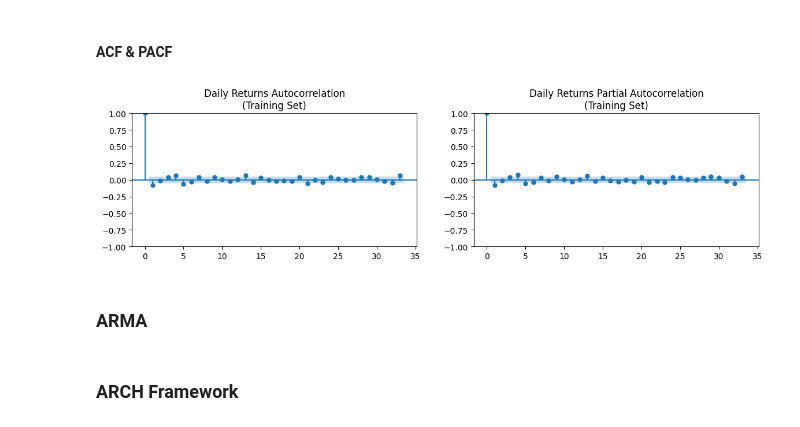
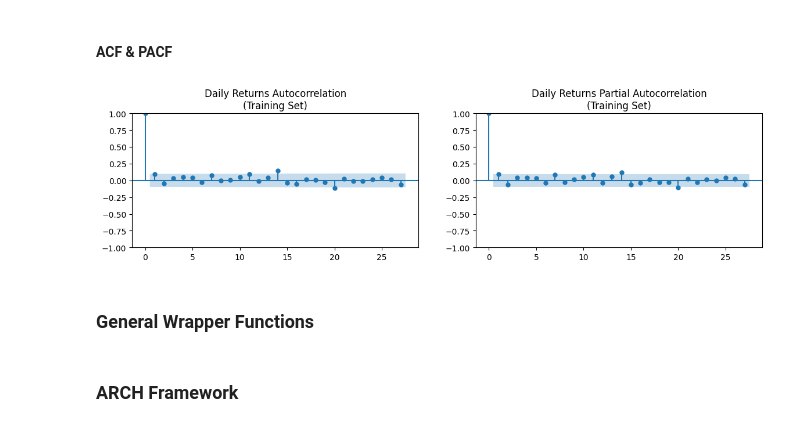
Before and after one commit to kiwi-lemongrass/DSE4101_Individual-Project, a Jupyter notebook: src/GARCH.ipynb, the cells around one changed output. Saved outputs shown, nothing was run; the diff lists cells and outputs as text; code cells hidden in the pictures.

```diff
--- a/src/GARCH.ipynb
+++ b/src/GARCH.ipynb
@@ -18,10 +19,0 @@ df.head(2)
-# %%
-# Train-Test Split (80% train, 20% test)
-train_size = int(0.8 * len(df))
-test_size = len(df) - train_size
-r_train, r_test = df['return'][:train_size], df['return'][train_size:]
-RV_train, RV_test = df['RV'][:train_size], df['RV'][train_size:]
-
-print("Training Set:", r_train.shape, RV_train.shape)
-print("Test Set:", r_test.shape, RV_test.shape)
-print("test period starts:", r_test.index[0])
@@ -31,0 +20,17 @@ test period starts: 2024-01-10
+# %%
+# Train-Test Split (80% train, 20% test)
+dfs = {}
+for h in [1, 3, 7, 30]:
+
+    df_h = df[['return', ''f'lnRV_{h}D_ahead']].copy()
+    df_h.dropna(inplace=True)
+
+    train_size = int(0.8 * len(df_h))
+    r_train, r_test = df_h['return'][:train_size], df_h['return'][train_size:]
+    lnRV_test = df_h[''f'lnRV_{h}D_ahead'][train_size:]
+    dfs[h] = {'r_train': r_train, 'r_test': r_test, 'lnRV_test': lnRV_test}
+
+    print(f"Train-Test Split for {h}D ahead:")
+    print("Training Set Size:", train_size)
+    print("Test Set starts:", r_test.index[0])
+    print()
@@ -36,10 +57,10 @@ test period starts: 2024-01-10
 # %%
 # ACF and PACF plots of returns
 fig, ax = plt.subplots(1, 2, figsize=(14, 3))
-plot_acf(r_train, title='Daily Returns Autocorrelation\n(Training Set)', ax=ax[0])
-plot_pacf(r_train, title='Daily Returns Partial Autocorrelation\n(Training Set)', ax=ax[1])
+plot_acf(dfs[30]['r_test'], title='Daily Returns Autocorrelation\n(Training Set)', ax=ax[0])
+plot_pacf(dfs[30]['r_test'], title='Daily Returns Partial Autocorrelation\n(Training Set)', ax=ax[1])
 plt.show()
 # %% [output]
-[figure, old version]
+[figure, new version]
-# %% [markdown]
-### ARMA
+# %% [markdown]
+### General Wrapper Functions
```
Also changed, not shown: parts of 19 cells of this notebook, 18 other files.
